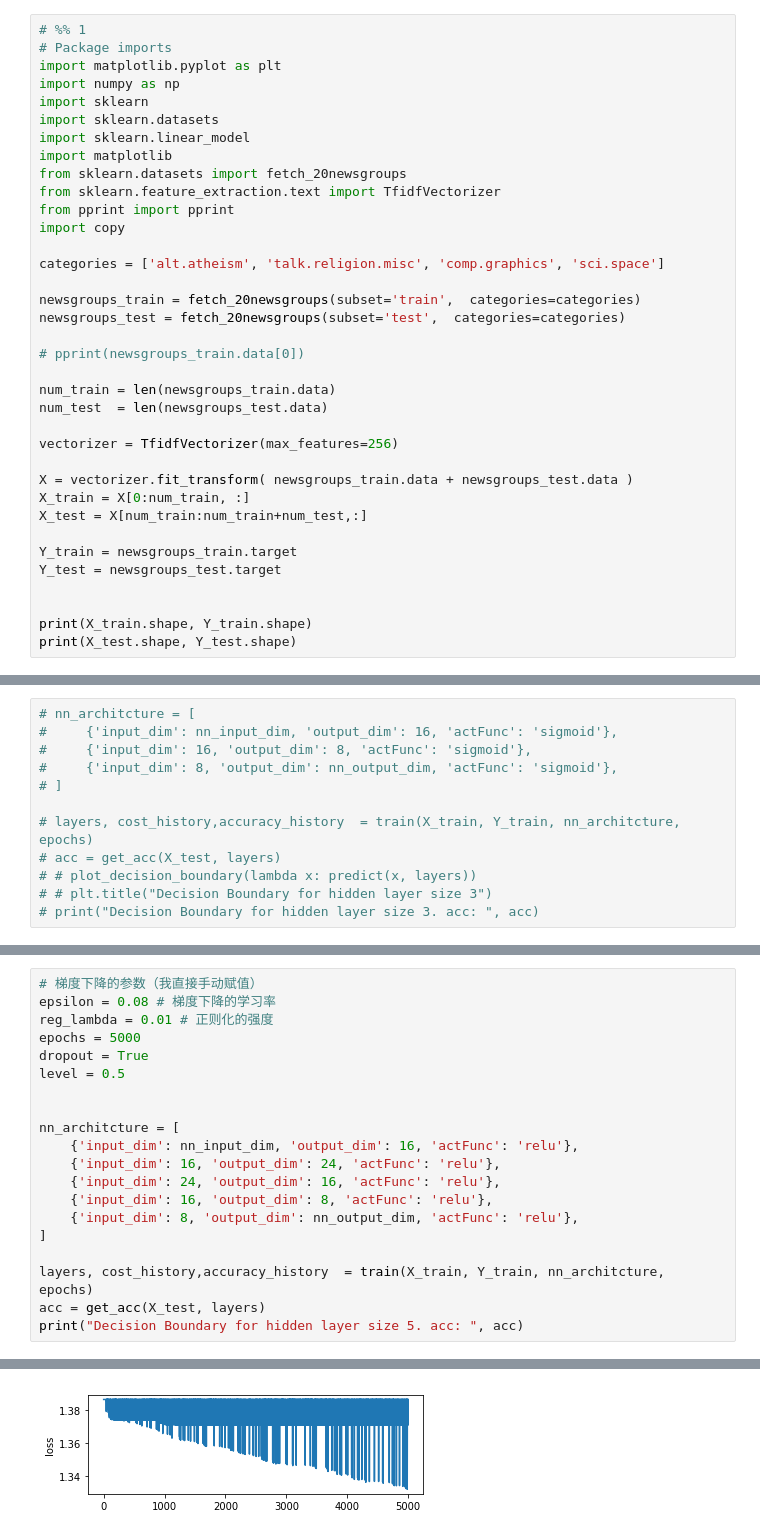
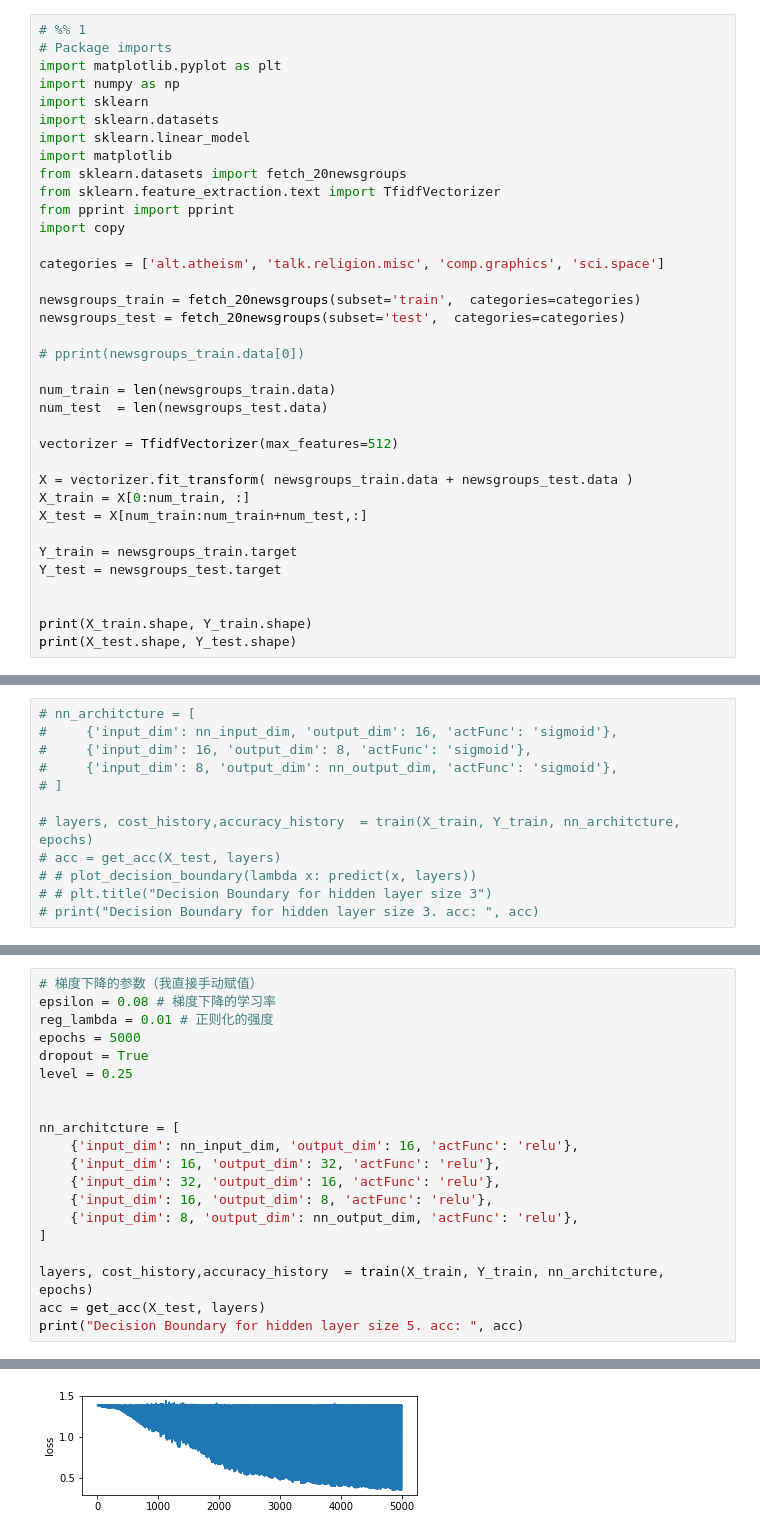
Before and after one commit to Belief997/Class-Machine_Learning, a Jupyter notebook: assignment2/mlp_v1.ipynb, the cells around one changed output, grey strips where cells are left out. Drawn from its saved outputs; the diff is of its cells as text.

```diff
--- a/assignment2/mlp_v1.ipynb
+++ b/assignment2/mlp_v1.ipynb
@@ -22,7 +22,7 @@ newsgroups_test = fetch_20newsgroups(subset='test',  categories=categories)
 num_train = len(newsgroups_train.data)
 num_test  = len(newsgroups_test.data)
 
-vectorizer = TfidfVectorizer(max_features=256)
+vectorizer = TfidfVectorizer(max_features=512)
 
 X = vectorizer.fit_transform( newsgroups_train.data + newsgroups_test.data )
 X_train = X[0:num_train, :]
@@ -558,13 +621,13 @@ epsilon = 0.08 # 梯度下降的学习率
 reg_lambda = 0.01 # 正则化的强度
 epochs = 5000
 dropout = True
-level = 0.5
+level = 0.25
 
 
 nn_architcture = [
     {'input_dim': nn_input_dim, 'output_dim': 16, 'actFunc': 'relu'},
-    {'input_dim': 16, 'output_dim': 24, 'actFunc': 'relu'},
-    {'input_dim': 24, 'output_dim': 16, 'actFunc': 'relu'},
+    {'input_dim': 16, 'output_dim': 32, 'actFunc': 'relu'},
+    {'input_dim': 32, 'output_dim': 16, 'actFunc': 'relu'},
     {'input_dim': 16, 'output_dim': 8, 'actFunc': 'relu'},
     {'input_dim': 8, 'output_dim': nn_output_dim, 'actFunc': 'relu'},
 ]
@@ -597 +660 @@ b: (1, 4)
-[figure, old version]
+[figure, new version]
```
Also changed, not shown: parts of 10 cells of this notebook.
